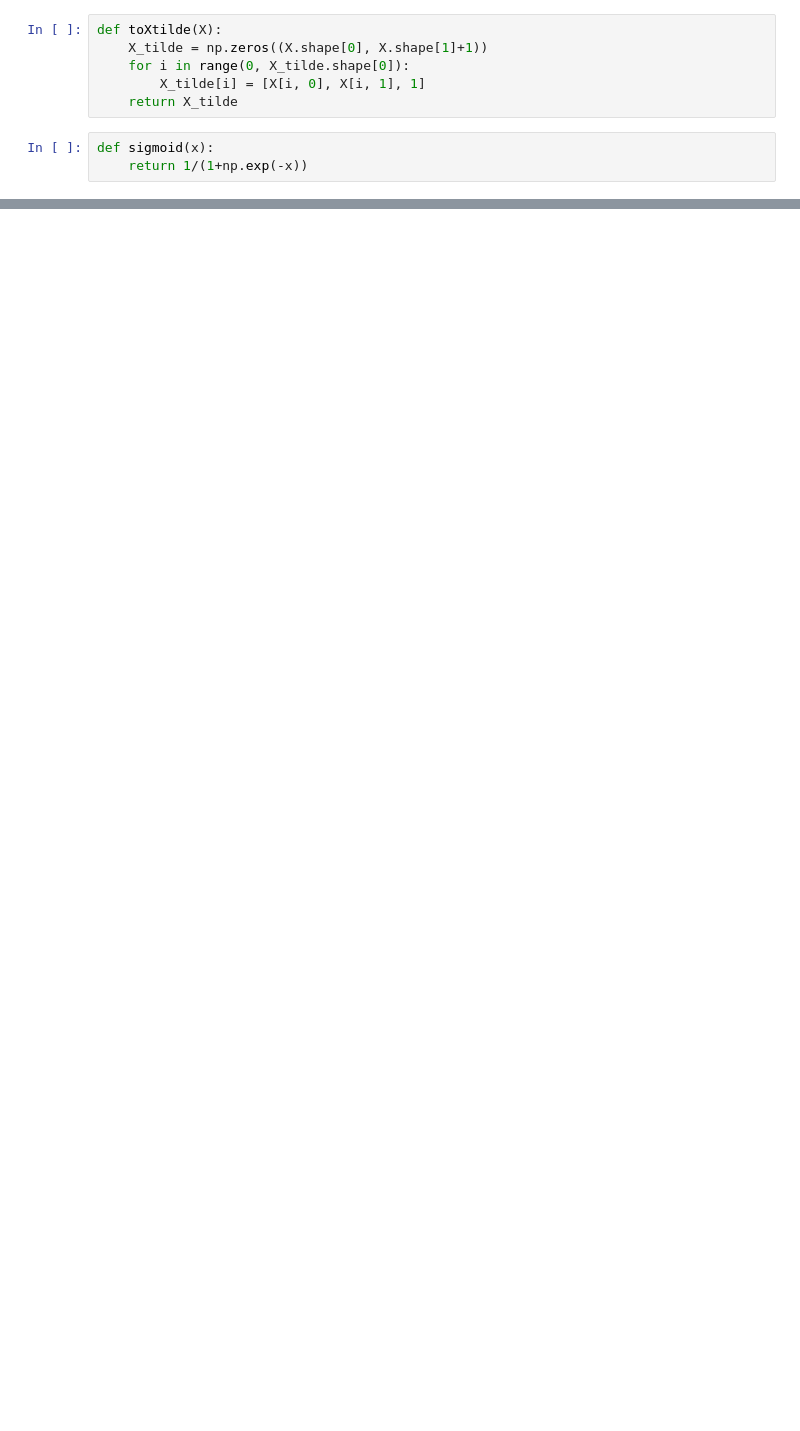
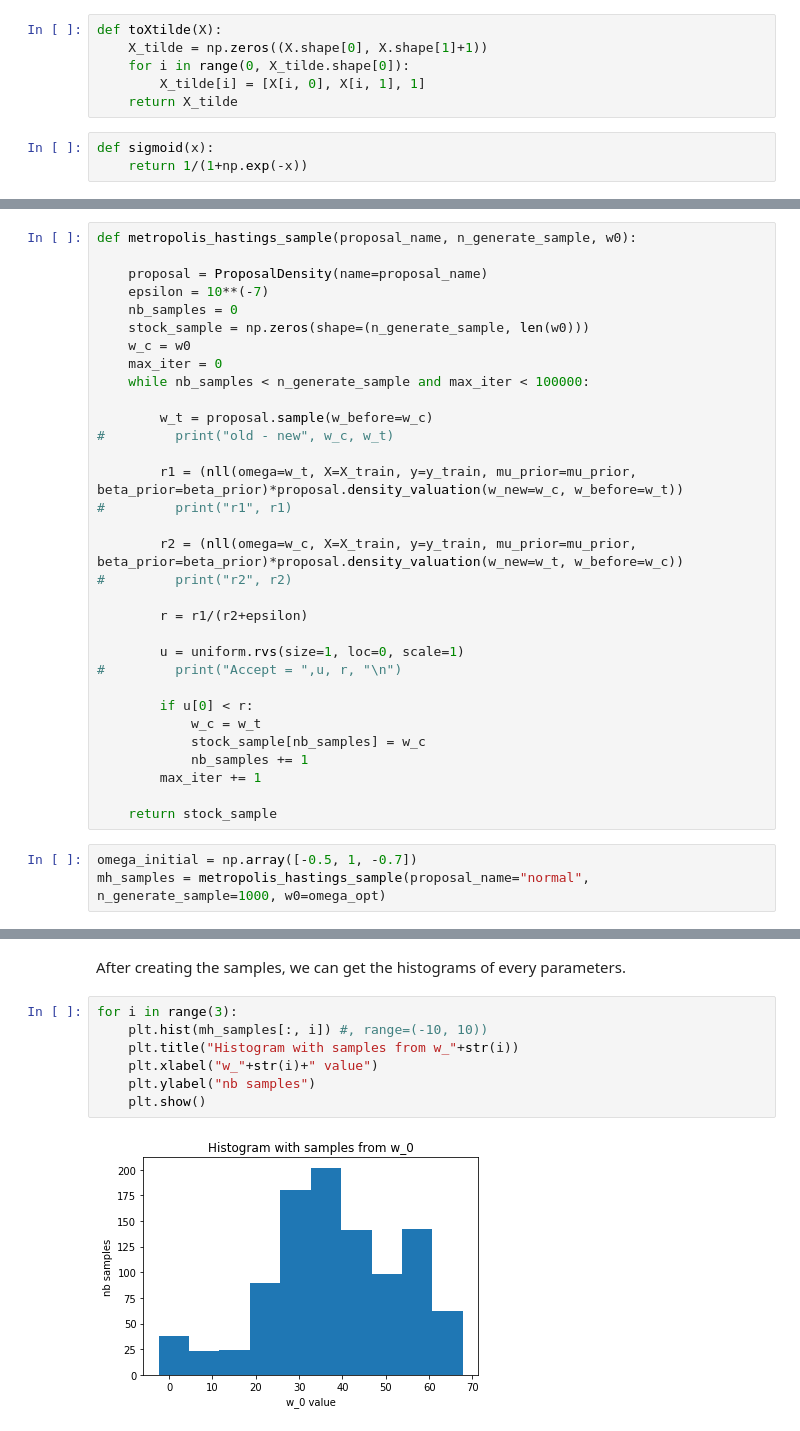
Before and after one commit to poupeaua/classification-logreg, a Jupyter notebook: classification-logreg.ipynb, the cells around one changed output, grey strips where cells are left out. Saved outputs shown, nothing was run; the diff lists cells and outputs as text; blank space fills up the shorter version.

```diff
--- a/classification-logreg.ipynb
+++ b/classification-logreg.ipynb
@@ -101,0 +207,35 @@ plt.show()
+# %%
+def metropolis_hastings_sample(proposal_name, n_generate_sample, w0):
+
+    proposal = ProposalDensity(name=proposal_name)
+    epsilon = 10**(-7)
+    nb_samples = 0
+    stock_sample = np.zeros(shape=(n_generate_sample, len(w0)))
+    w_c = w0
+    max_iter = 0
+    while nb_samples < n_generate_sample and max_iter < 100000:
+
+        w_t = proposal.sample(w_before=w_c)
+#         print("old - new", w_c, w_t)
+
+        r1 = (nll(omega=w_t, X=X_train, y=y_train, mu_prior=mu_prior, beta_prior=beta_prior)*proposal.density_valuation(w_new=w_c, w_before=w_t))
+#         print("r1", r1)
+
+        r2 = (nll(omega=w_c, X=X_train, y=y_train, mu_prior=mu_prior, beta_prior=beta_prior)*proposal.density_valuation(w_new=w_t, w_before=w_c))
+#         print("r2", r2)
+
+        r = r1/(r2+epsilon)
+
+        u = uniform.rvs(size=1, loc=0, scale=1)
+#         print("Accept = ",u, r, "\n")
+
+        if u[0] < r:
+            w_c = w_t
+            stock_sample[nb_samples] = w_c
+            nb_samples += 1
+        max_iter += 1
+
+    return stock_sample
+# %%
+omega_initial = np.array([-0.5, 1, -0.7])
+mh_samples = metropolis_hastings_sample(proposal_name="normal", n_generate_sample=1000, w0=omega_opt)
@@ -101,0 +244,11 @@ plt.show()
+# %% [markdown]
+After creating the samples, we can get the histograms of every parameters.
+# %%
+for i in range(3):
+    plt.hist(mh_samples[:, i]) #, range=(-10, 10))
+    plt.title("Histogram with samples from w_"+str(i))
+    plt.xlabel("w_"+str(i)+" value")
+    plt.ylabel("nb samples")
+    plt.show()
+# %% [output]
+[figure, added]
```
Also changed, not shown: parts of 29 cells of this notebook, 6 other files.
